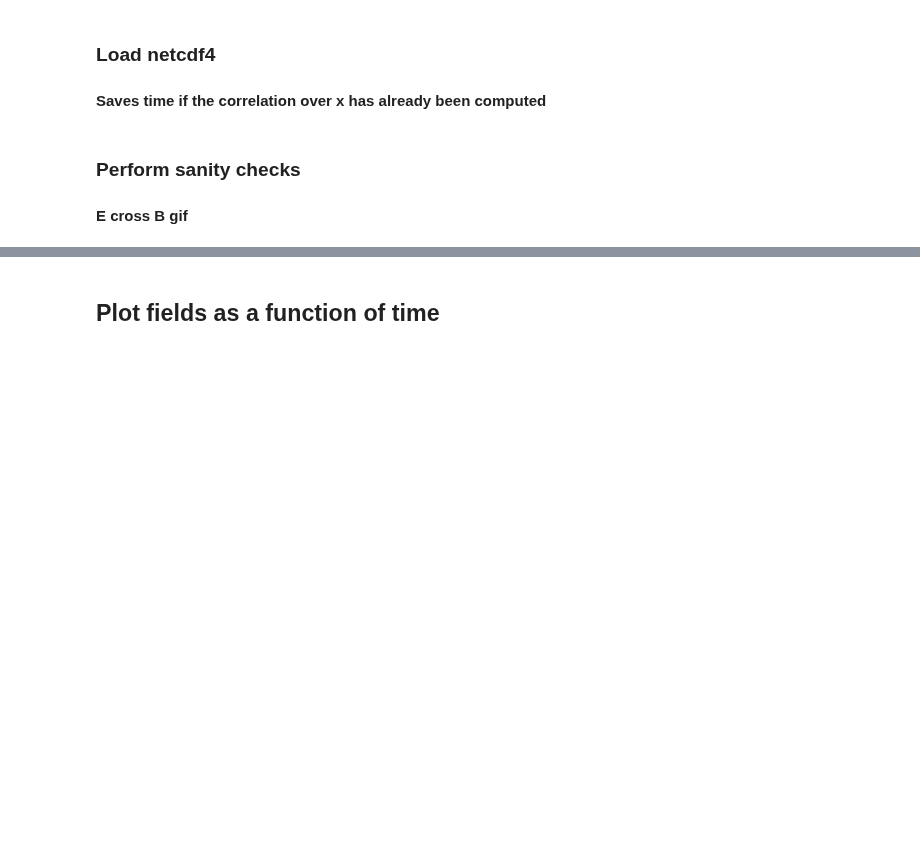
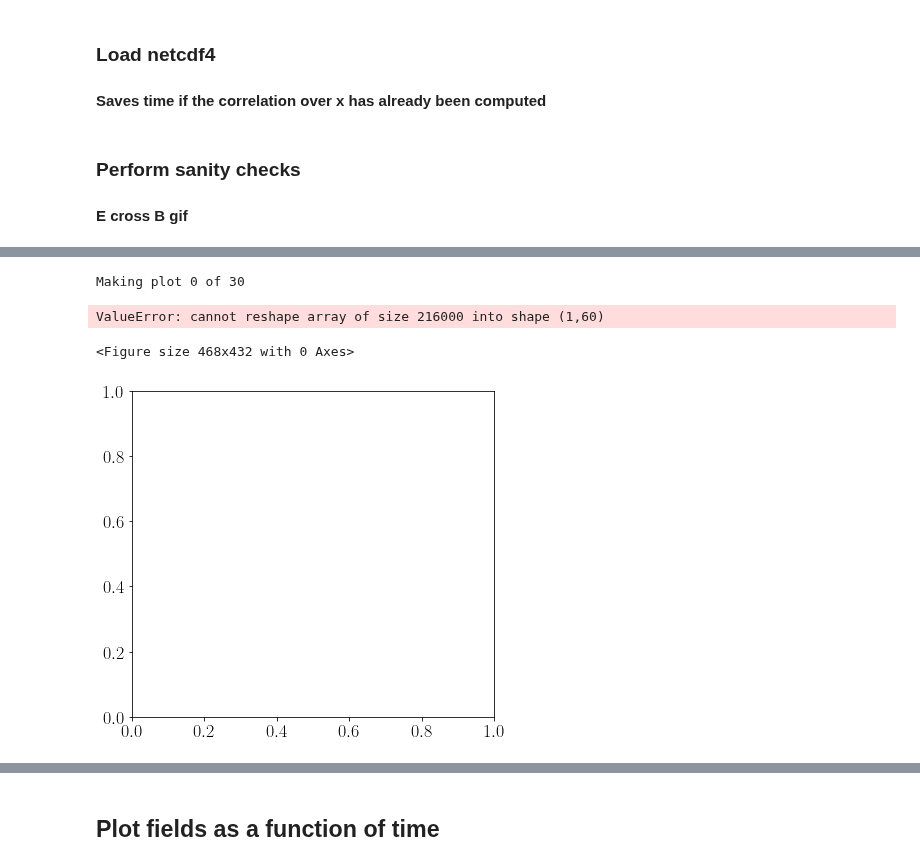
Before and after one commit to collinrbr/FPCAnalysis, a Jupyter notebook: dHybridR.ipynb, the cells around one changed output, grey strips where cells are left out. Cells and saved outputs as stored; diff of their text form; code cells hidden in the pictures; blank space fills up the shorter version.

```diff
--- a/dHybridR.ipynb
+++ b/dHybridR.ipynb
@@ -250,17 +250,18 @@ rsltmng.make_gif_from_folder('superplotGraphs','superplottest.gif')
 #for now, we just do CEx_xy CEy_xy
 #Here we convert to the previous 2d format
 #TODO: this takes a minute, probably only want to project once
-CEx_out = []
-CEy_out = []
+CEx_2v = []
+CEy_2v = []
+CEz_2v = []
 for i in range(0,len(CEx)):
     CEx_xy = ao.array_3d_to_2d(CEx[i],'xy')
     CEy_xy = ao.array_3d_to_2d(CEy[i],'xy')
-    CEx_out.append(CEx_xy)
-    CEy_out.append(CEy_xy)
+    CEz_xy = ao.array_3d_to_2d(CEz[i],'xy')
+    CEx_2v.append(CEx_xy)
+    CEy_2v.append(CEy_xy)
+    CEz_2v.append(CEz_xy)
 
 vx_xy, vy_xy = ao.mesh_3d_to_2d(vx,vy,vz,'xy')
-vx_out = vx_xy
-vy_out = vy_xy
 x_out = x
 # %% [markdown]
 ### Compute energization from correlations
@@ -281,7 +317,7 @@ params
 # %%
-flnm = 'dHybridRSDAv1test2.nc'
+flnm = '3Vtest1.nc'
 try:
-    dnc.savedata(CEx_out, CEy_out, vx_out, vy_out, x_out, enerCEx_out, enerCEy_out, dfields['Vframe_relative_to_sim'], metadata_out = [], params = params, filename = flnm)
+    dnc.save3Vdata(CEx, CEy, CEz, vx, vy, vz, x_out, enerCEx_out, enerCEy_out, enerCEz_out, dfields['Vframe_relative_to_sim'], metadata_out = [], params = params, filename = flnm)
 except:
     os.system('rm '+flnm)
-    dnc.savedata(CEx_out, CEy_out, vx_out, vy_out, x_out, enerCEx_out, enerCEy_out, dfields['Vframe_relative_to_sim'], metadata_out = [], params = params, filename = flnm)
+    dnc.save3Vdata(CEx, CEy, CEz, vx, vy, vz, x_out, enerCEx_out, enerCEy_out, enerCEz_out, dfields['Vframe_relative_to_sim'], metadata_out = [], params = params, filename = flnm)
@@ -289,7 +327,7 @@ except:
 ### Load netcdf4
 #### Saves time if the correlation over x has already been computed
 # %%
-CEx_in, CEy_in, vx_in, vy_in, x_in, enerCEx_in, enerCEy_in, Vframe_relative_to_sim, metadata_in, params_in = dnc.load_netcdf4(flnm)
+CEx_in, CEy_in, CEz_in, vx_in, vy_in, vz_in, x_in, enerCEx_in, enerCEy_in, enerCEz_in, Vframe_relative_to_sim, metadata_in, params_in = dnc.load3Vnetcdf4(flnm)
 # %% [markdown]
 ### Perform sanity checks
 #### E cross B gif
@@ -298,5 +363,12 @@ dfields['bz_zz']
 # %%
-pltvv.make_velsig_gif_with_EcrossB(vx_in, vy_in, vmax, CEx_in, 'ex', x_out, dx, dfields, 'CExExB', 'CExExB.gif', xlim = xlim, ylim = ylim, zlim = zlim)
+CEx_xy = [ao.array_3d_to_2d(CEx[i],'xy') for i in range(0,len(CEx))]
+vx_xy, vy_xy = ao.mesh_3d_to_2d(vx,vy,vz,'xy')
+pltvv.make_velsig_gif_with_EcrossB(vx_in, vy_in, vmax, CEx_xy, 'ex', x_out, dx, dfields, 'CExExB', 'CExExB.gif', xlim = xlim, ylim = ylim, zlim = zlim)
+# %% [output]
+Making plot 0 of 30
+ValueError: cannot reshape array of size 216000 into shape (1,60)
+<Figure size 468x432 with 0 Axes>
+[figure, added]
 # %%
 rsltmng.make_gif_from_folder('CExExB', 'CExExB.gif')
 # %% [markdown]
```
Also changed, not shown: parts of 6 cells of this notebook, 1 other file.
